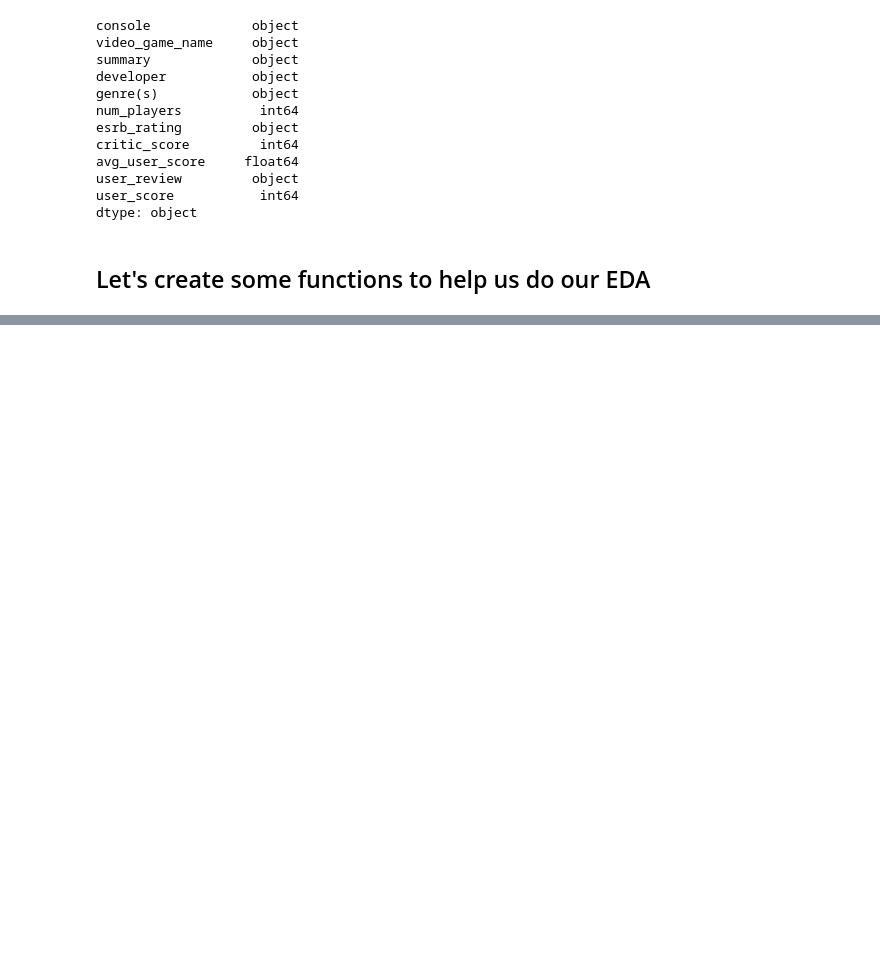
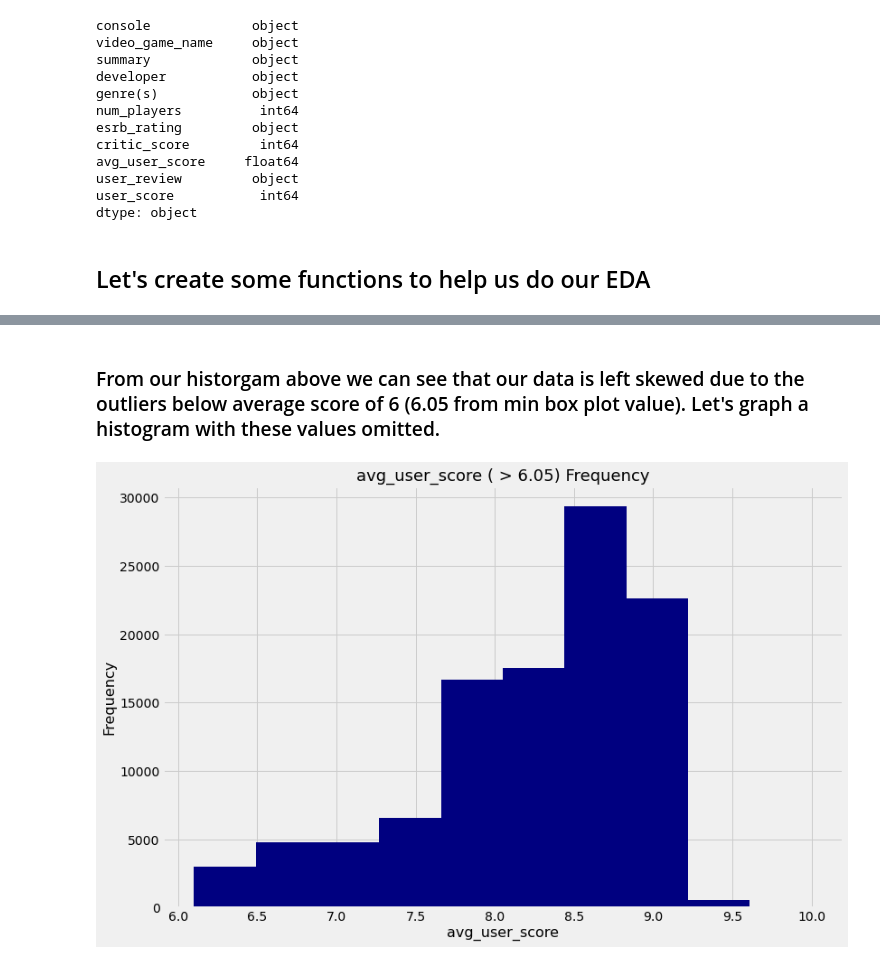
Before and after one commit to Ftrejo23/Capstone_Project_WIP, a Jupyter notebook: code/03_EDA_&_Preliminary_Analysis.ipynb, the cells around one changed output, grey strips where cells are left out. Cells and saved outputs as stored; diff of their text form; code cells hidden in the pictures; blank space fills up the shorter version.

```diff
--- a/code/03_EDA_&_Preliminary_Analysis.ipynb
+++ b/code/03_EDA_&_Preliminary_Analysis.ipynb
@@ -55,0 +127,12 @@ Name: console, dtype: object
+# %% [markdown]
+### From our historgam above we can see that our data is left skewed due to the outliers below average score of 6 (6.05 from min box plot value). Let's graph a histogram with these values omitted.
+# %%
+plt.figure(figsize=(12,8))
+plt.hist(clean_reviews[clean_reviews['avg_user_score'] > 6.05]['avg_user_score'], rwidth=5, color='navy')
+plt.title('avg_user_score ( > 6.05)' + ' Frequency',
+         size=18)
+plt.xlabel('avg_user_score', size=16)
+plt.ylabel("Frequency", size=16)
+plt.xticks(rotation=0, size=14);
+# %% [output]
+[figure, added]
```
Also changed, not shown: parts of 47 cells of this notebook, 1 other file.
